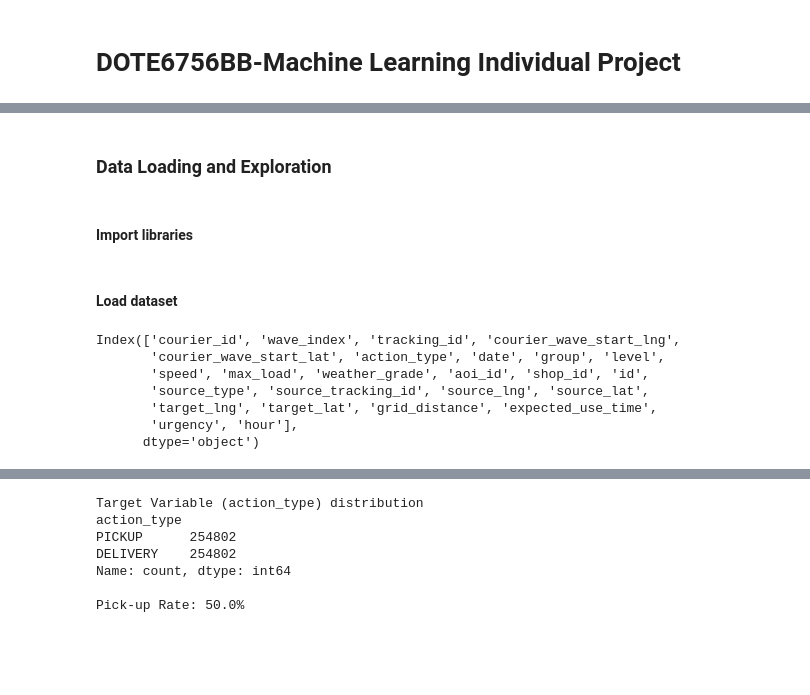
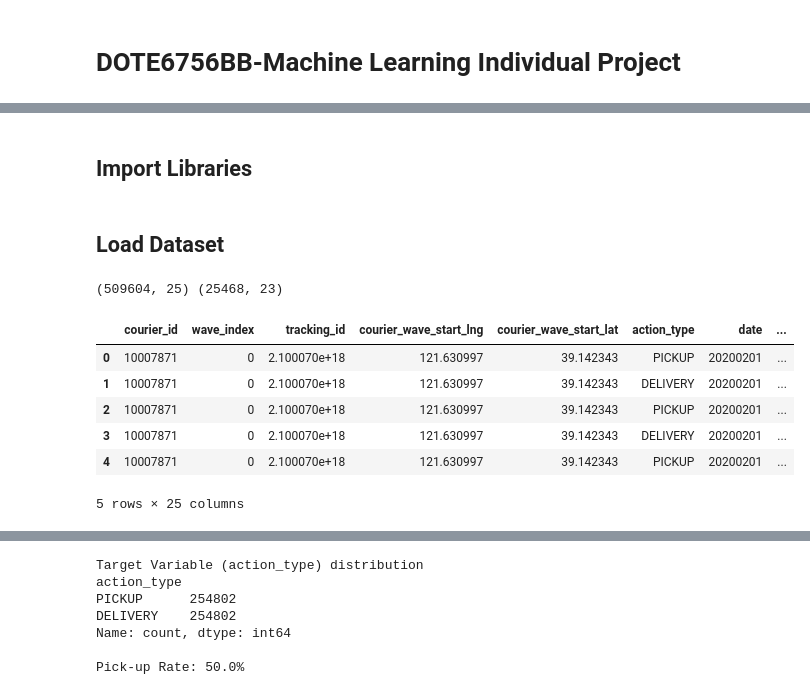
Before and after one commit to Zora-10/Machine-Learning-Individual-Project, a Jupyter notebook: Project1/solution/solution.ipynb, the cells around one changed output, grey strips where cells are left out. Cells and saved outputs as stored; diff of their text form; code cells hidden in the pictures; blank space fills up the shorter version.

```diff
--- a/Project1/solution/test.ipynb
+++ b/Project1/solution/solution.ipynb
@@ -15,5 +3,3 @@
-# %% [markdown]
-### **Data Loading and Exploration**
 # %% [markdown]
-#### Import libraries
+## Import Libraries
 # %%
@@ -39,15 +23,17 @@ warnings.filterwarnings("ignore")
 # %% [markdown]
-#### Load dataset
+## Load Dataset
 # %%
 df_train = pd.read_csv("../Data/dataframe_train.csv")
-df_test = pd.read_csv("../Data/dataframe_test.csv")
+df_test  = pd.read_csv("../Data/dataframe_test.csv")
 
-df_train.columns
+print(df_train.shape, df_test.shape)
+df_train.head()
 # %% [output]
-Index(['courier_id', 'wave_index', 'tracking_id', 'courier_wave_start_lng',
-       'courier_wave_start_lat', 'action_type', 'date', 'group', 'level',
-       'speed', 'max_load', 'weather_grade', 'aoi_id', 'shop_id', 'id',
-       'source_type', 'source_tracking_id', 'source_lng', 'source_lat',
-       'target_lng', 'target_lat', 'grid_distance', 'expected_use_time',
-       'urgency', 'hour'],
-      dtype='object')
+(509604, 25) (25468, 23)
+|  | courier_id | wave_index | tracking_id | courier_wave_start_lng | courier_wave_start_lat | action_type | date | ... |
+| 0 | 10007871 | 0 | 2.100070e+18 | 121.630997 | 39.142343 | PICKUP | 20200201 | ... |
+| 1 | 10007871 | 0 | 2.100070e+18 | 121.630997 | 39.142343 | DELIVERY | 20200201 | ... |
+| 2 | 10007871 | 0 | 2.100070e+18 | 121.630997 | 39.142343 | PICKUP | 20200201 | ... |
+| 3 | 10007871 | 0 | 2.100070e+18 | 121.630997 | 39.142343 | DELIVERY | 20200201 | ... |
+| 4 | 10007871 | 0 | 2.100070e+18 | 121.630997 | 39.142343 | PICKUP | 20200201 | ... |
+5 rows × 25 columns
```
Also changed, not shown: parts of 100 cells of this notebook, 2 other files.
